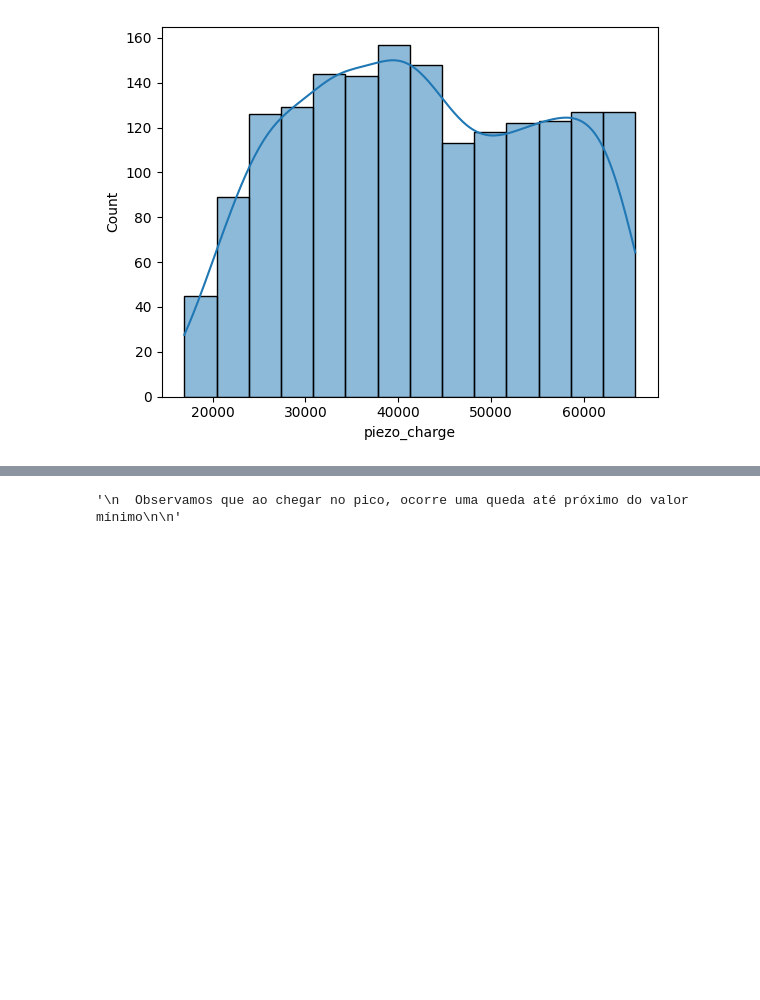
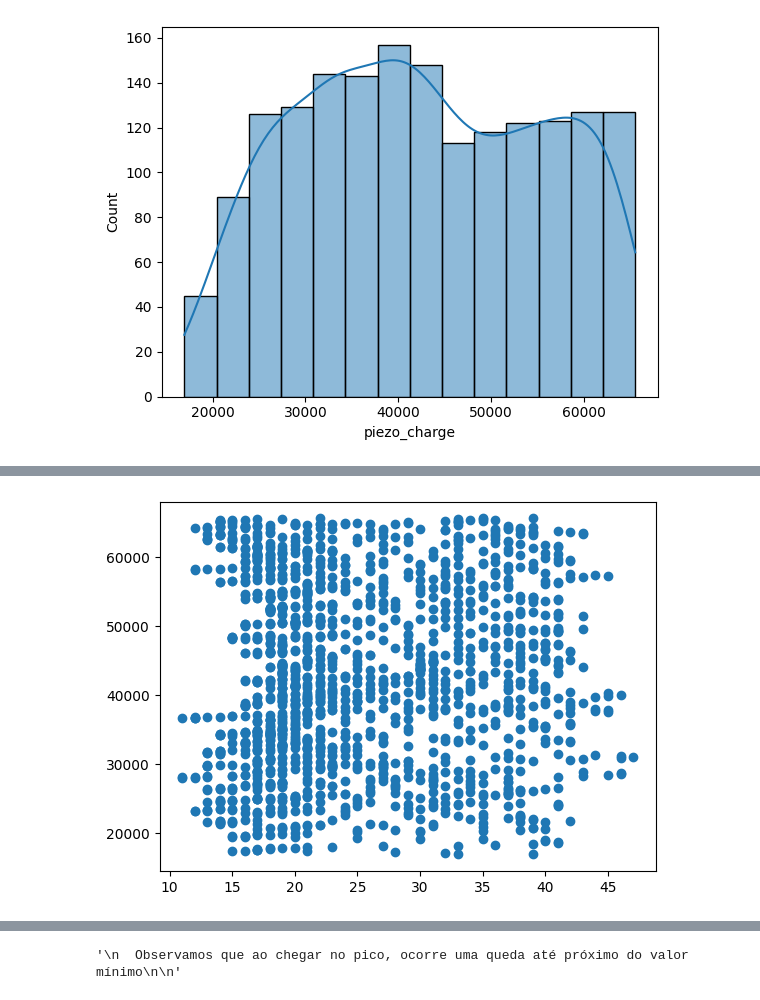
Before and after one commit to cantaruttim/DesafioFieldPRO, a Jupyter notebook: DesafioFieldPRO.ipynb, the cells around one changed output, grey strips where cells are left out. Drawn from its saved outputs; the diff is of its cells as text; code cells hidden in the pictures; blank space fills up the shorter version.

```diff
--- a/DesafioFieldPRO.ipynb
+++ b/DesafioFieldPRO.ipynb
@@ -152,0 +169,4 @@ sns.histplot(dataset['piezo_charge'], kde = True);
+# %%
+plt.scatter(x = dataset["piezo_temperature"], y = dataset["piezo_charge"]);
+# %% [output]
+[figure, added]
```
Also changed, not shown: parts of 43 cells of this notebook.
